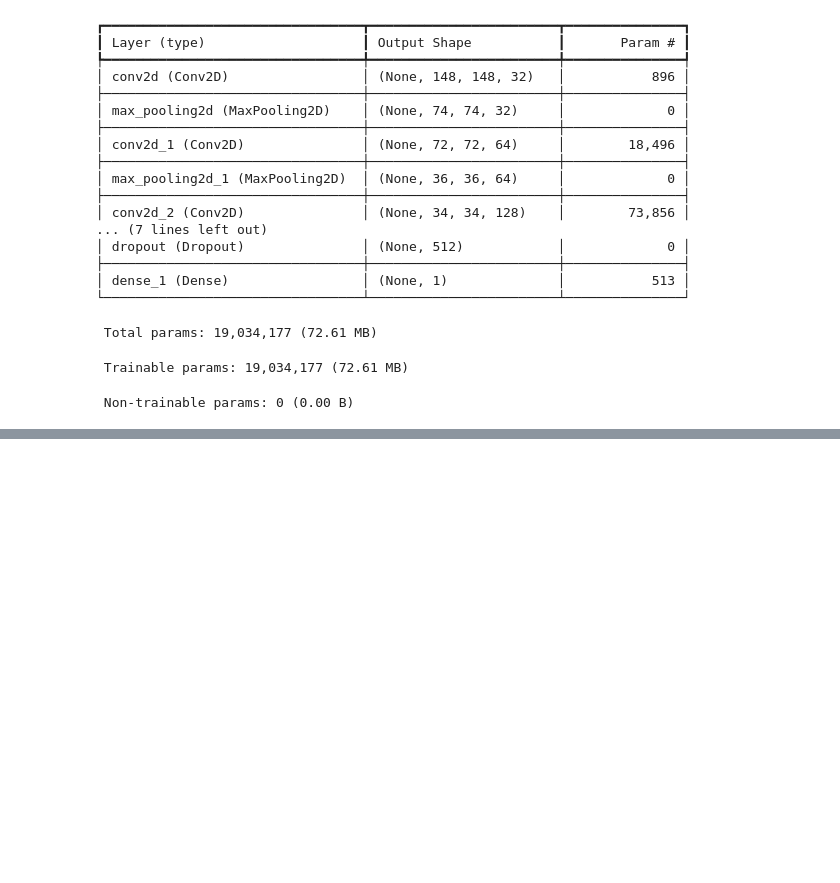
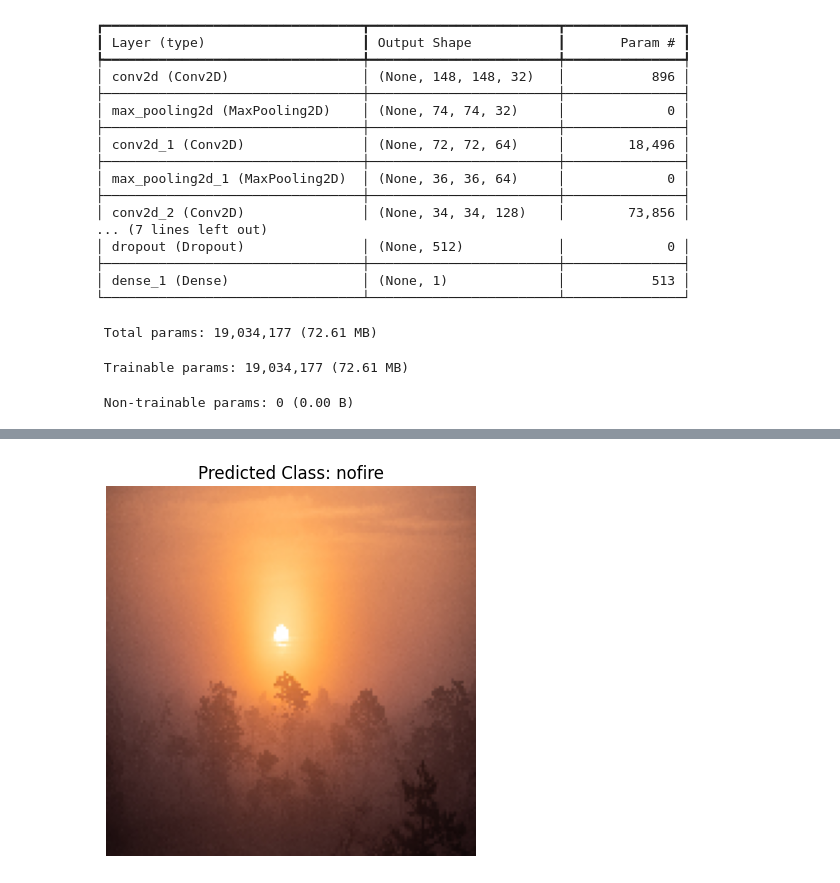
Before and after one commit to Abbu-1/Week1, a Jupyter notebook: Forest Fire Detection using Deep Learning/ForestFireDetection.ipynb, the cells around one changed output, grey strips where cells are left out. Drawn from its saved outputs; the diff is of its cells as text; code cells hidden in the pictures; blank space fills up the shorter version.

```diff
--- a/Forest Fire Detection using Deep Learning/ForestFireDetection.ipynb
+++ b/Forest Fire Detection using Deep Learning/ForestFireDetection.ipynb
@@ -164,0 +233,24 @@ Model: "sequential"
+# %%
+from tensorflow.keras.models import load_model
+from tensorflow.keras.preprocessing import image
+
+# Load the model
+model = load_model('FFD.keras')
+
+# Predict on new image - create a function
+def predict_fire(img_path):
+  img = image.load_img(img_path, target_size=(150, 150))
+  img_array = image.img_to_array(img)
+  img_array = np.expand_dims(img_array, axis=0)
+  img_array /= 255.0
+
+  prediction = model.predict(img_array)
+  if prediction[0] > 0.5:
+    predicted_class = class_names[1]
+  else:
+    predicted_class = class_names[0]
+
+  plt.imshow(img)
+  plt.title(f'Predicted Class: {predicted_class}')
+  plt.axis('off')
+  plt.show()
@@ -164,0 +280,3 @@ Model: "sequential"
+# %%
+predict_fire('/kaggle/input/the-wildfire-dataset/the_wildfire_dataset_2n_version/test/nofire/single-earth-FP5tOXT6aMs-unsplash.jpg')
+# %% [output]
@@ -164,0 +284 @@ Model: "sequential"
+[figure, added]
```
Also changed, not shown: parts of 8 cells of this notebook.
